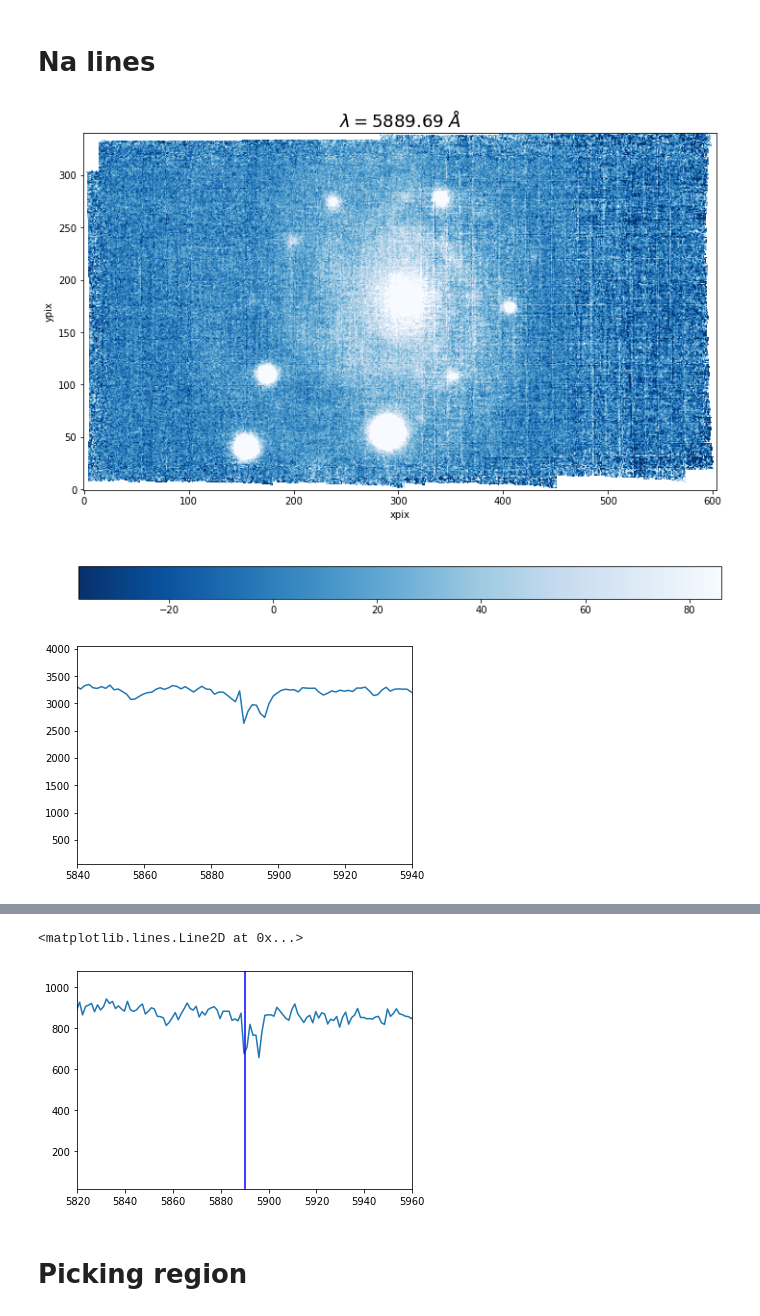
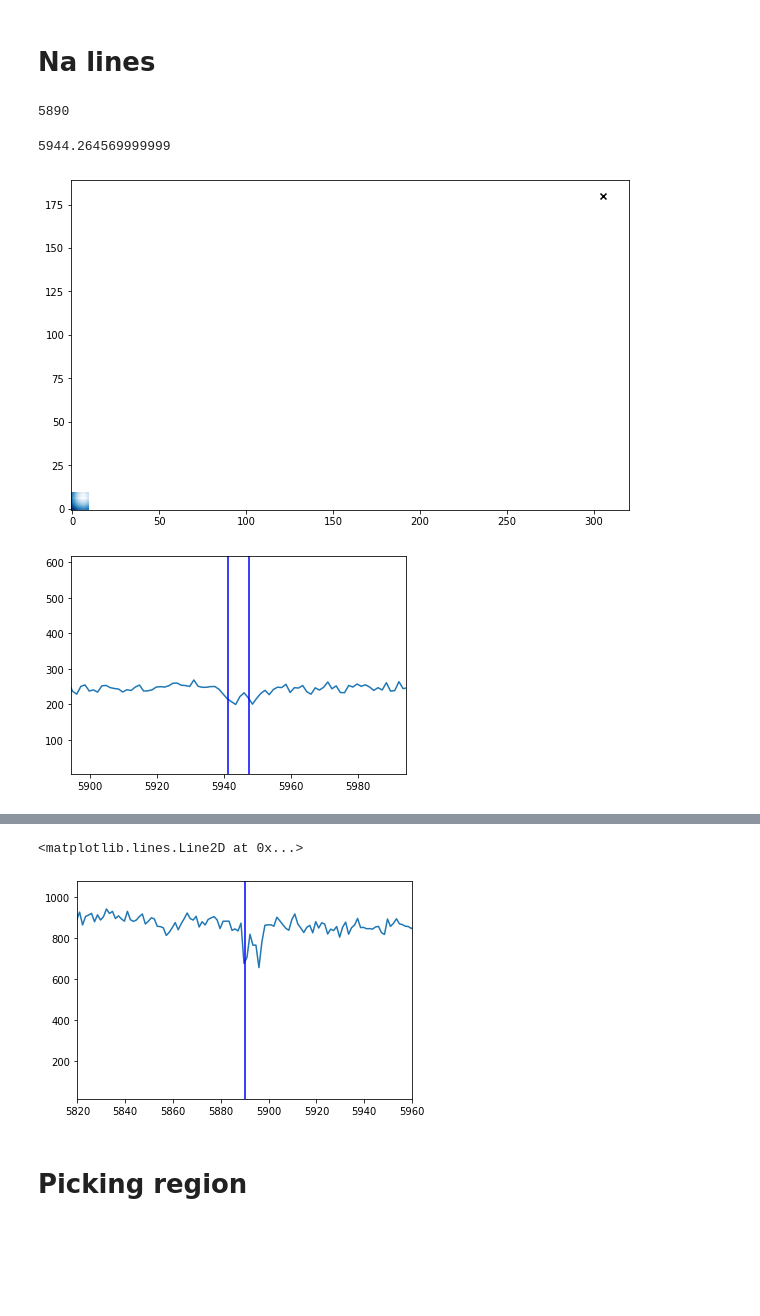
Before and after one commit to rita-png/extinction-ifs, a Jupyter notebook: cubes-Na.ipynb, the cells around one changed output, grey strips where cells are left out. Saved outputs shown, nothing was run; the diff lists cells and outputs as text; code cells hidden in the pictures; blank space fills up the shorter version.

```diff
--- a/cubes-Na.ipynb
+++ b/cubes-Na.ipynb
@@ -136,32 +233,60 @@ stars_data
 # %% [markdown]
 # Na lines
+# %%
+na_rest
+# %% [output]
+5890
 # %%
+z=0.009213
+na_obs=na_rest*(1+z)
+print(na_obs)
 
 wave_selection=[]
 
 wavelen,index=findWavelengths(wave, na_rest)
 
-y_pos=50#200
-x_pos=290#300
-plot_image(cube[index],wavelen,index,'Blues_r')
+y_pos=180#50#200
+x_pos=305#290#300
+
+x1=305-5#350
+x2=305+5#470
+y1=180-5#120
+y2=180+5#200
 
 
+
+
+image=stack_all(cube[:,y1:y2,x1:x2])#cube[index]
+lo,up = np.nanpercentile(image,2),np.nanpercentile(image,98)
+plt.figure(figsize=(10, 8))
+plt.imshow(image,cmap='Blues_r',origin='lower',clim=(lo,up))
+plt.scatter(x_pos,y_pos,marker='x',color='black')
+plt.show()
+
+####
+
 plt.plot(wave, cube[:,y_pos,x_pos])
-plt.xlim(na_rest-50,na_rest+50)
+plt.xlim(na_obs-50,na_obs+50)
+plt.axvline(x = 5893*(1+z), color = 'b', label = 'axvline - full height')
 
+plt.axvline(x = 5887*(1+z), color = 'b', label = 'axvline - full height')
+plt.show()
+
+####
 y_pos=40#200
 x_pos=160#300
 plot_image(cube[index],wavelen,index,'Blues_r')
 
 
 plt.plot(wave, cube[:,y_pos,x_pos])
 plt.xlim(5820,5960)#na_rest-50,na_rest+50)
 plt.axvline(x = na_rest, color = 'b', label = 'axvline - full height')
 # %% [output]
+5944.264569999999
-[figure, old version]
+[figure, new version]
-[figure, old version]
+[figure, new version]
 [figure]
-<matplotlib.lines.Line2D at 0x...>
+<matplotlib.lines.Line2D at 0x...>
 [figure]
 # %% [markdown]
 # Picking region
```
Also changed, not shown: parts of 30 cells of this notebook, 1 other file.
